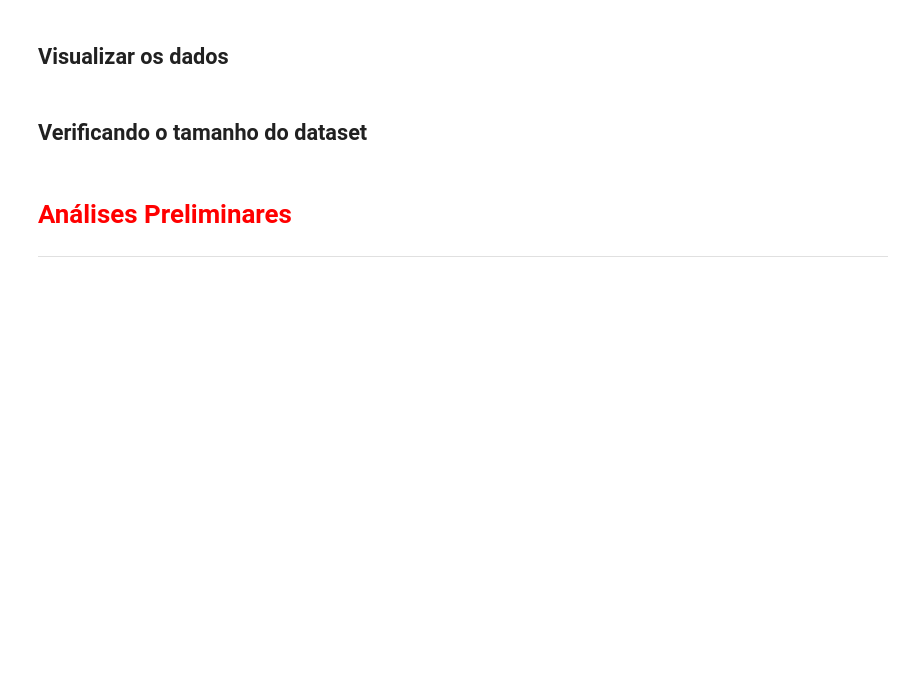
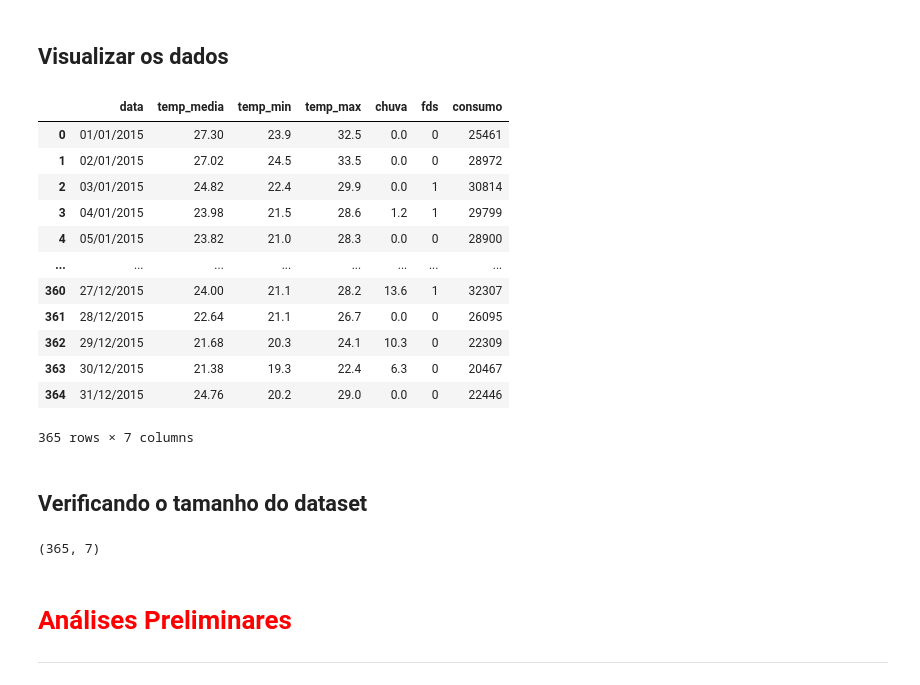
Before and after one commit to alvarengaricardo/regressao_linear_1, a Jupyter notebook: Regressao_Linear.ipynb, the cells around one changed output. Drawn from its saved outputs; the diff is of its cells as text; code cells hidden in the pictures; blank space fills up the shorter version.

Commit message:
Leitura dados

```diff
--- a/Regressao_Linear.ipynb
+++ b/Regressao_Linear.ipynb
@@ -42,10 +48,32 @@ https://docs.python.org/3/library/warnings.html
 </ul>
 # %% [markdown]
 ## Leitura dos dados
+# %%
+dados = pd.read_csv('https://raw.githubusercontent.com/alvarengaricardo/regressao_linear_1/main/Consumo_cerveja.csv', sep = ';')
 # %% [markdown]
 ## Visualizar os dados
+# %%
+dados
+# %% [output]
+|  | data | temp_media | temp_min | temp_max | chuva | fds | consumo |
+| 0 | 01/01/2015 | 27.30 | 23.9 | 32.5 | 0.0 | 0 | 25461 |
+| 1 | 02/01/2015 | 27.02 | 24.5 | 33.5 | 0.0 | 0 | 28972 |
+| 2 | 03/01/2015 | 24.82 | 22.4 | 29.9 | 0.0 | 1 | 30814 |
+| 3 | 04/01/2015 | 23.98 | 21.5 | 28.6 | 1.2 | 1 | 29799 |
+| 4 | 05/01/2015 | 23.82 | 21.0 | 28.3 | 0.0 | 0 | 28900 |
+| ... | ... | ... | ... | ... | ... | ... | ... |
+| 360 | 27/12/2015 | 24.00 | 21.1 | 28.2 | 13.6 | 1 | 32307 |
+| 361 | 28/12/2015 | 22.64 | 21.1 | 26.7 | 0.0 | 0 | 26095 |
+| 362 | 29/12/2015 | 21.68 | 20.3 | 24.1 | 10.3 | 0 | 22309 |
+| 363 | 30/12/2015 | 21.38 | 19.3 | 22.4 | 6.3 | 0 | 20467 |
+| 364 | 31/12/2015 | 24.76 | 20.2 | 29.0 | 0.0 | 0 | 22446 |
+365 rows × 7 columns
 # %% [markdown]
 ## Verificando o tamanho do dataset
+# %%
+dados.shape
+# %% [output]
+(365, 7)
 # %% [markdown]
 # <font color='red' style='font-size: 30px;'>Análises Preliminares</font>
 <hr style='border: 2px solid red;'>
```
Also changed, not shown: parts of 1 cell of this notebook.
